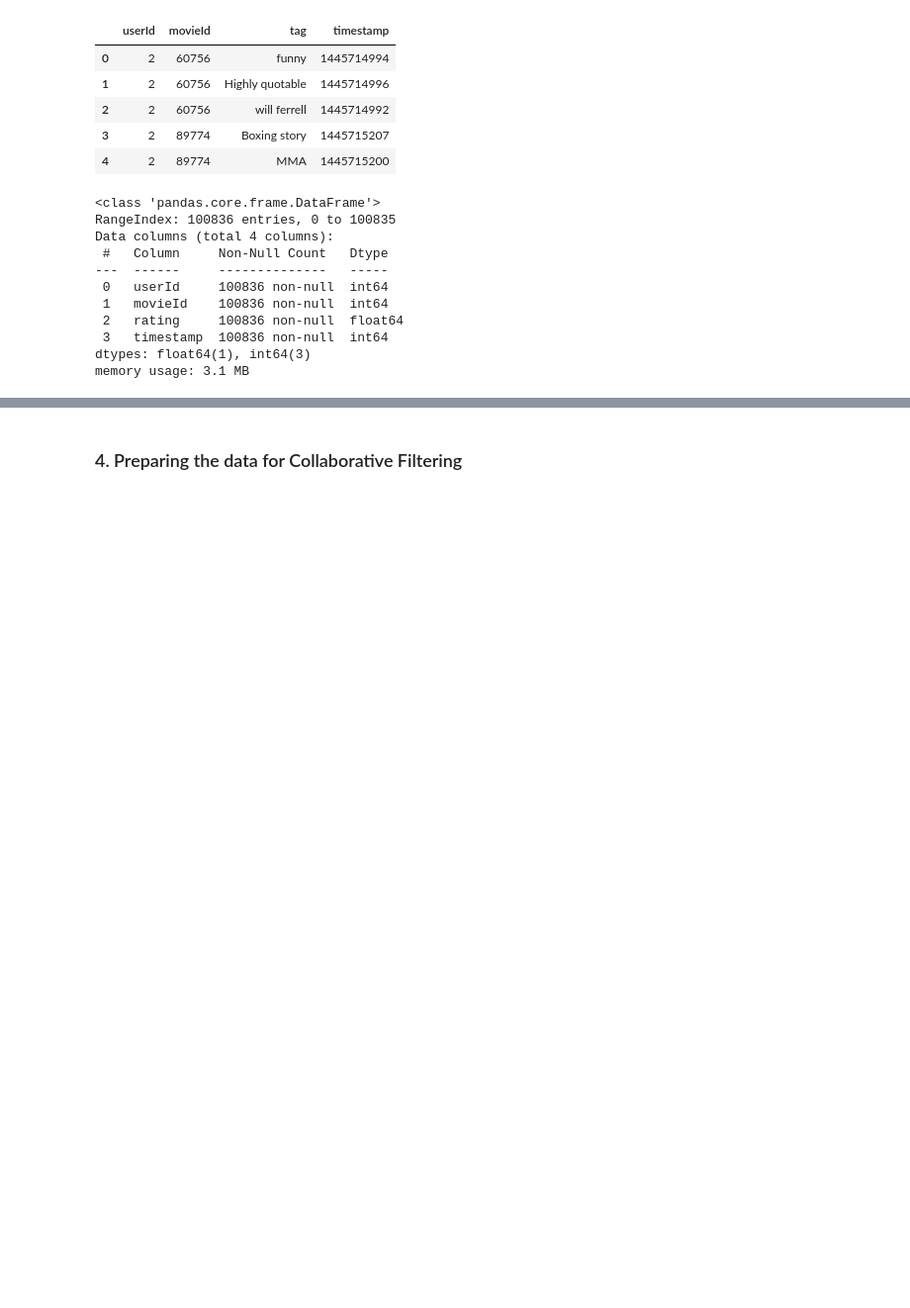
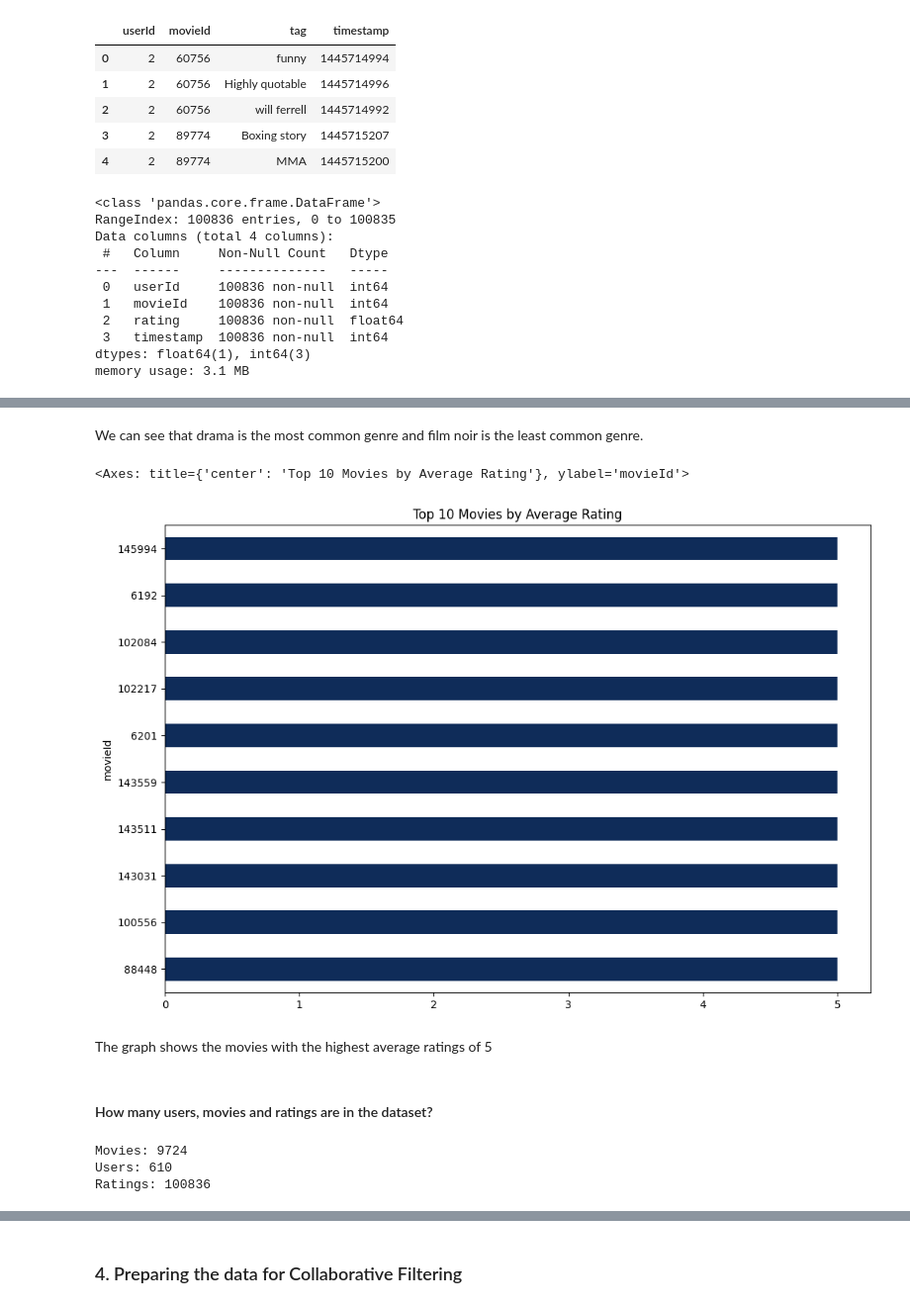
Before and after one commit to kemboielly/movielens_p4, a Jupyter notebook: notebook.ipynb, the cells around one changed output, grey strips where cells are left out. Shown at 99% size. Cells and saved outputs as stored; diff of their text form; code cells hidden in the pictures; blank space fills up the shorter version.

```diff
--- a/notebook.ipynb
+++ b/notebook.ipynb
@@ -120,0 +129,21 @@ memory usage: 3.1 MB
+# %% [markdown]
+We can see that drama is the most common genre and film noir is the least common genre.
+# %%
+#Top rated movies
+top_movies = rating.groupby('movieId')['rating'].mean().sort_values(ascending=False).head(10)
+top_movies.plot(kind='barh', figsize=(12, 8),  color='#0F2C59', title='Top 10 Movies by Average Rating')
+# %% [output]
+<Axes: title={'center': 'Top 10 Movies by Average Rating'}, ylabel='movieId'>
+[figure, added]
+# %% [markdown]
+The graph shows the movies with the highest average ratings of 5
+# %% [markdown]
+#### How many users, movies and ratings are in the dataset?
+# %%
+print("Movies:", rating.movieId.nunique())
+print("Users:", rating.userId.nunique())
+print("Ratings:", rating.shape[0])
+# %% [output]
+Movies: 9724
+Users: 610
+Ratings: 100836
```
Also changed, not shown: parts of 9 cells of this notebook.
